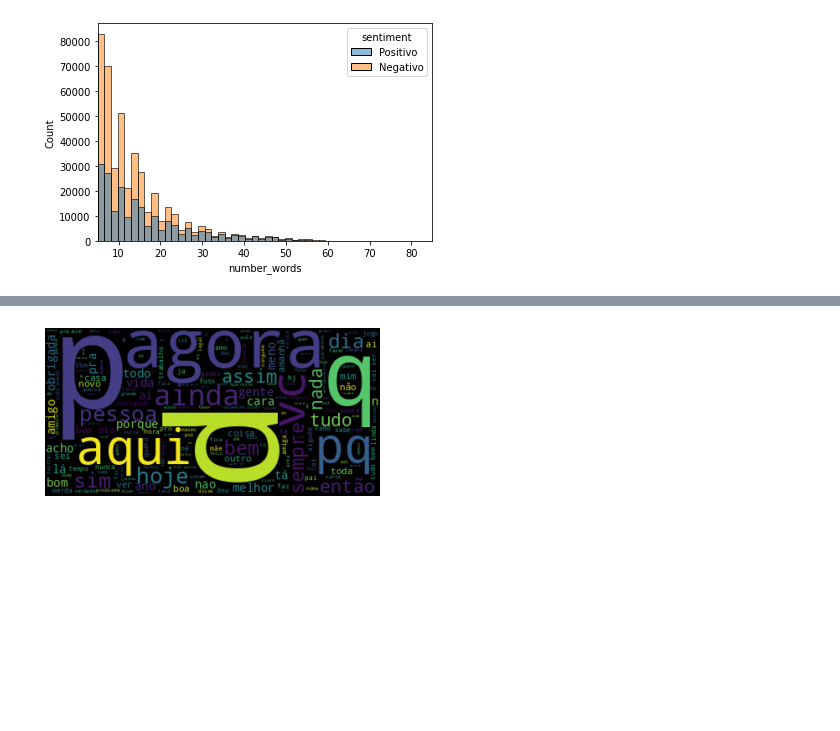
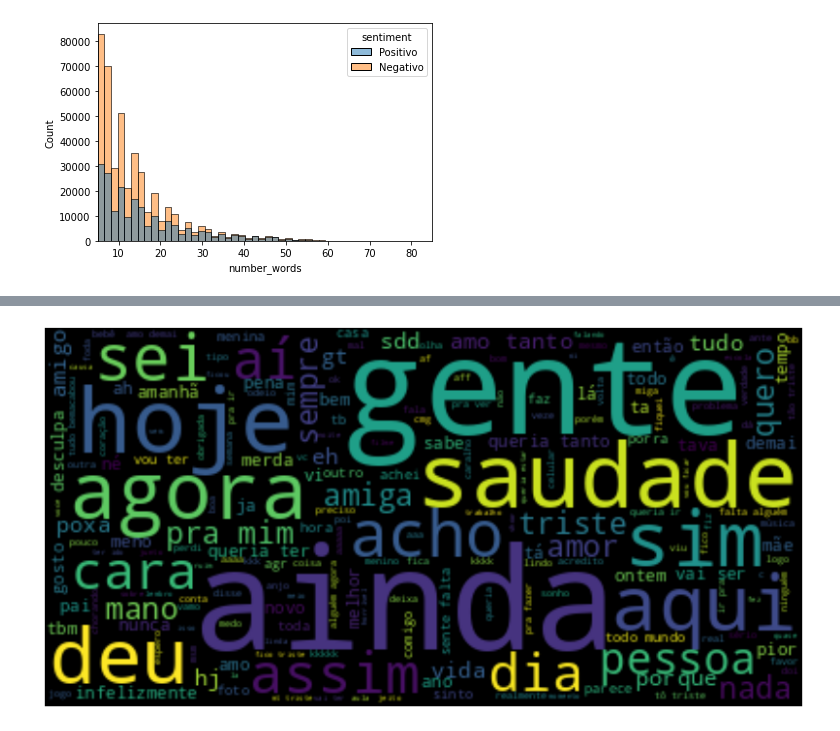
Before and after one commit to atlantico-academy/checape, a Jupyter notebook: notebooks/01 - Exploratory data analisys.ipynb, the cells around one changed output, grey strips where cells are left out. Drawn from its saved outputs; the diff is of its cells as text; code cells hidden in the pictures; blank space fills up the shorter version.

```diff
--- a/notebooks/01 - Exploratory data analisys.ipynb
+++ b/notebooks/01 - Exploratory data analisys.ipynb
@@ -24,11 +68,11 @@ df = pd.read_csv("../data/raw/NoThemeTweets.csv").drop(
     columns=["id", "query_used"], axis=1  # remove colunas desnecessárias
 )
 # %%
-print(df.loc[41].tweet_text)
-print(formatar_texto(df.loc[41].tweet_text))
 
 df.drop_duplicates(["tweet_text"], inplace=True)  # remove textos duplicados
-df["tweet_text"] = df["tweet_text"].apply(formatar_texto)  # formata texto do dataframe
+df["tweet_text"] = df["tweet_text"].apply(
+    lambda tweet: formatar_texto(texto=tweet)
+)  # formata texto do dataframe
 # %% [output]
 Gostei de um vídeo @YouTube https://t.co/LGNjrDc2Qf To The Races - Lana Del Rey - Lyrics :)
 gostei de um vídeo to the races lana del rey lyrics
@@ -99,20 +143,13 @@ plt.show()
 # %% [output]
 [figure]
 # %%
-stopwords = nltk.corpus.stopwords.words("portuguese")
-
 df_positivo = formated_df.query("sentiment == 'Positivo'")
 df_negativo = formated_df.query("sentiment == 'Negativo'")
 
-
 positive_text = " ".join(df_positivo.tweet_text)
 negative_text = " ".join(df_negativo.tweet_text)
-negative_filter = " ".join(
-    list(filter(lambda x: x not in stopwords, negative_text.split()))
-)
 
-positive_filter = " ".join(
-    list(filter(lambda x: x not in stopwords, positive_text.split()))
-)
+positive_filter = remover_stop_words(positive_text)
+negative_filter = remover_stop_words(negative_text)
 # %%
 # Generate a word cloud image
@@ -126,8 +163,8 @@ plt.show()
 # %%
-wordcloud = WordCloud().generate(positive_filter)
-plt.figure()
+wordcloud = WordCloud().generate(negative_filter)
+plt.figure(figsize=(14, 10))
 plt.imshow(wordcloud, interpolation="bilinear")
 plt.axis("off")
 plt.show()
 # %% [output]
-[figure, old version]
+[figure, new version]
```
Also changed, not shown: parts of 6 cells of this notebook.
